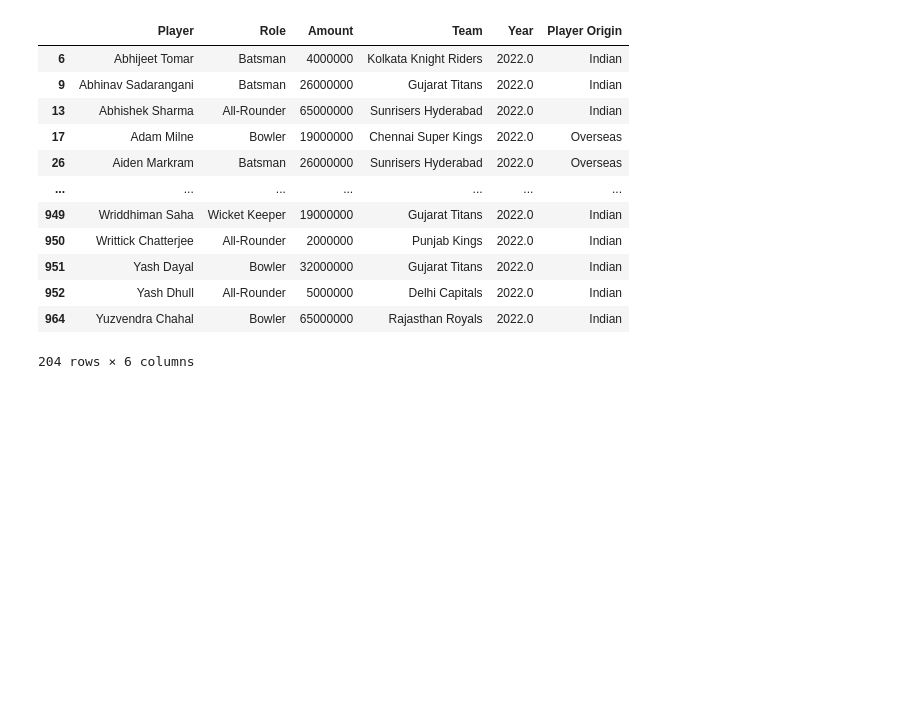
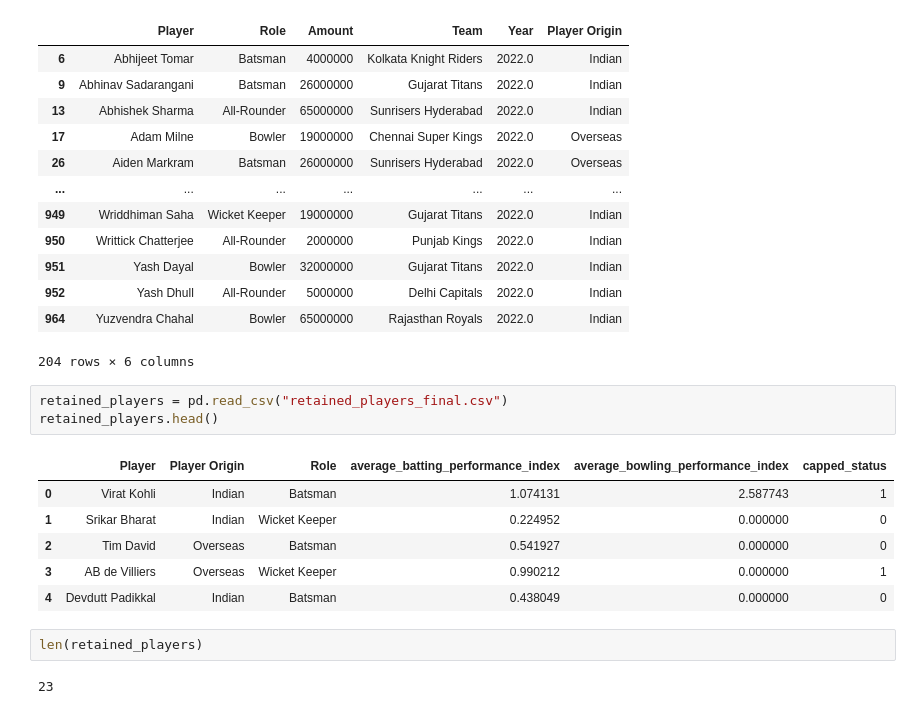
Before and after one commit to DyuthiVivek/IPL-auction-optimization-model, a Jupyter notebook: solution.ipynb, the cells around one changed output. Saved outputs shown, nothing was run; the diff lists cells and outputs as text; blank space fills up the shorter version.

```diff
--- a/solution.ipynb
+++ b/solution.ipynb
@@ -119,3 +119,17 @@ auction_data[auction_data['Year'] == 2022]
 | 952 | Yash Dhull | All-Rounder | 5000000 | Delhi Capitals | 2022.0 | Indian |
 | 964 | Yuzvendra Chahal | Bowler | 65000000 | Rajasthan Royals | 2022.0 | Indian |
 204 rows × 6 columns
+# %%
+retained_players = pd.read_csv("retained_players_final.csv")
+retained_players.head()
+# %% [output]
+|  | Player | Player Origin | Role | average_batting_performance_index | average_bowling_performance_index | capped_status |
+| 0 | Virat Kohli | Indian | Batsman | 1.074131 | 2.587743 | 1 |
+| 1 | Srikar Bharat | Indian | Wicket Keeper | 0.224952 | 0.000000 | 0 |
+| 2 | Tim David | Overseas | Batsman | 0.541927 | 0.000000 | 0 |
+| 3 | AB de Villiers | Overseas | Wicket Keeper | 0.990212 | 0.000000 | 1 |
+| 4 | Devdutt Padikkal | Indian | Batsman | 0.438049 | 0.000000 | 0 |
+# %%
+len(retained_players)
+# %% [output]
+23
```
Also changed, not shown: parts of 9 cells of this notebook, 3 other files.
